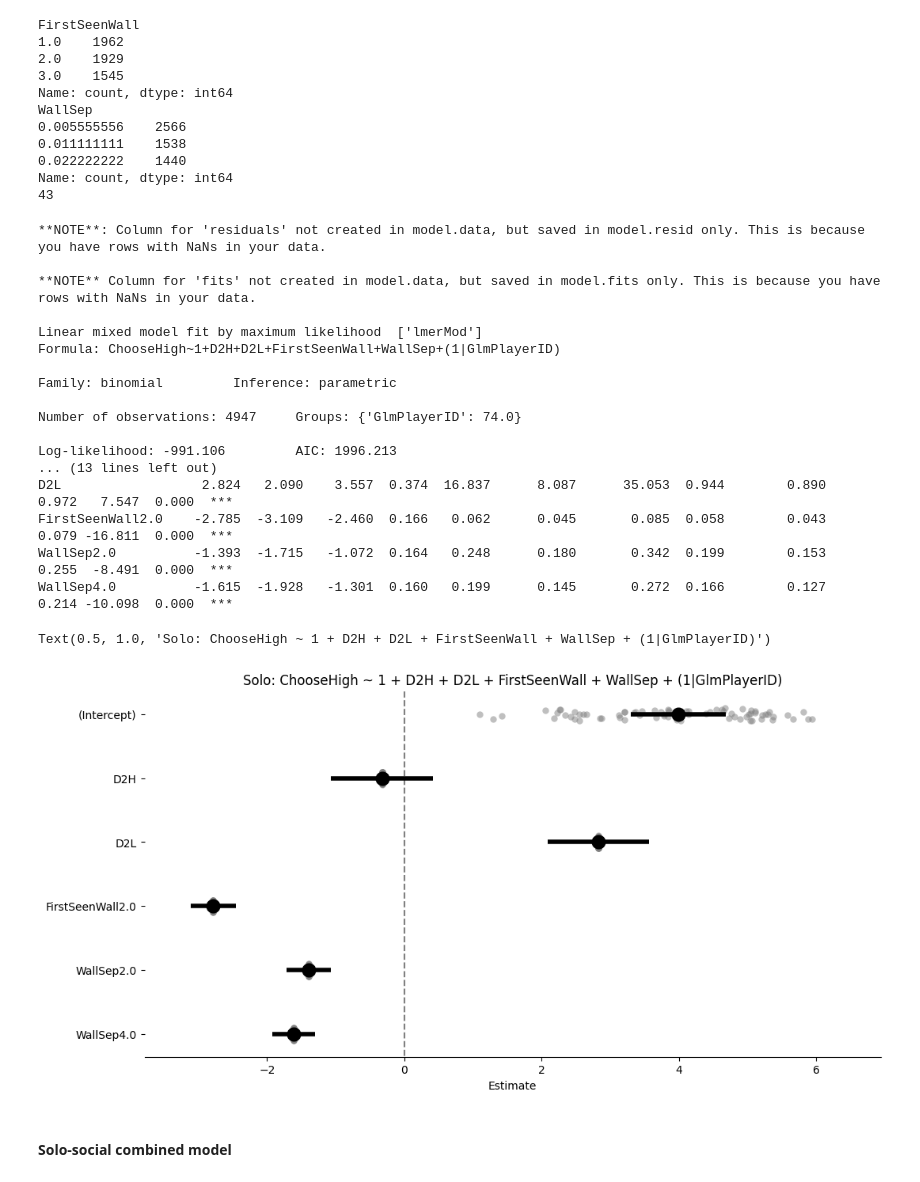
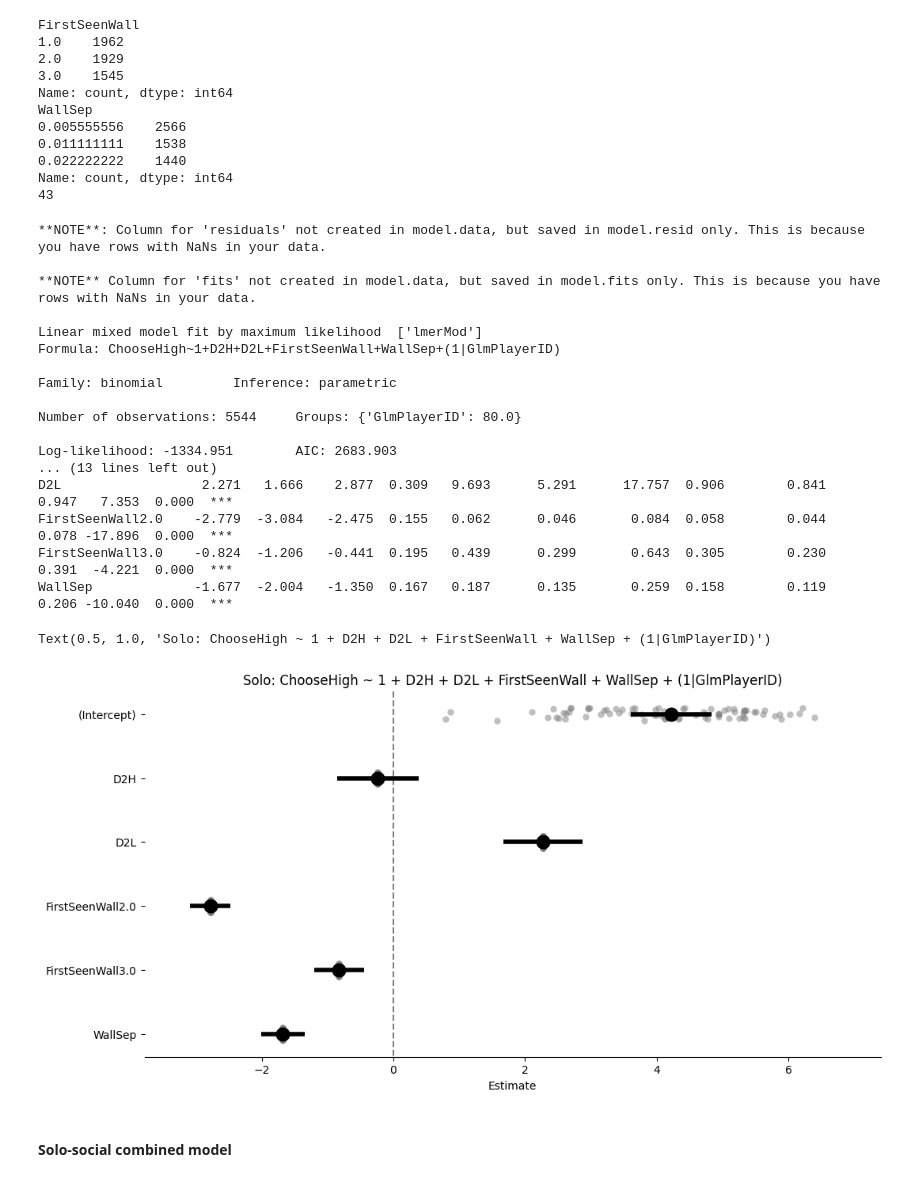
Before and after one commit to tomhagley6/octagon_analysis, a Jupyter notebook: sandbox/glm/GLM_sandbox3.ipynb, the cells around one changed output. Saved outputs shown, nothing was run; the diff lists cells and outputs as text; code cells hidden in the pictures.

```diff
--- a/sandbox/glm/GLM_sandbox3.ipynb
+++ b/sandbox/glm/GLM_sandbox3.ipynb
@@ -555,13 +555,13 @@ array([2., 2., 1., 1., 1., 1., 1., 2., 2., 2., 1., 4., 4., 1., 1., 4., 2.,
 # %%
 import pickle
 
-path = os.path.join('..', 'data', 'analysis_results_2levelsFirstSeenWall_normalisedWallSep.pkl')
+# path = os.path.join('..', 'data', 'analysis_results_2levelsFirstSeenWall_normalisedWallSep.pkl')
 # with open(path, 'wb') as f:
 #     pickle.dump(analysis_results, f)
 
 analysis_dir = os.path.join('..', 'data')
 # analysis_file = 'analysis_results_3levelsFirstSeenWall_normalisedWallSep.pkl'
-analysis_file = 'analysis_results_2levelsFirstSeenWall_normalisedWallSep.pkl'
+analysis_file = 'analysis_results_3levelsFirstSeenWall_normalisedWallSep.pkl'
 
 filename = os.path.join(analysis_dir, analysis_file)
 # load the analysis results
@@ -610,7 +610,7 @@ glm_df_social["OpponentFirstSeenWall"] = glm_df_social["OpponentFirstSeenWall"].
 glm_df_social["FirstSeenWall"] = glm_df_social["FirstSeenWall"].astype("category")
 glm_df_social["OpponentFirstSeenWall"] = glm_df_social["OpponentFirstSeenWall"].astype("category")
 
-glm_df_social["WallSep"] = glm_df_social["WallSep"].astype("category")
+# glm_df_social["WallSep"] = glm_df_social["WallSep"].astype("category")
 # %% [markdown]
 #### solo-social combined df
 # %%
@@ -644,7 +644,7 @@ for session_id, players in analysis_results.items():
 # convert to categorical variables, retaining np.nans
 glm_df_solo_social["FirstSeenWall"] = glm_df_solo_social["FirstSeenWall"].apply(lambda x: str(x) if pd.notna(x) else x)
 glm_df_solo_social["FirstSeenWall"] = glm_df_solo_social["FirstSeenWall"].astype("category")
-glm_df_solo_social["WallSep"] = glm_df_solo_social["WallSep"].astype("category")
+# glm_df_solo_social["WallSep"] = glm_df_solo_social["WallSep"].astype("category")
 # %% [markdown]
 #### Solo df
 # %%
@@ -676,7 +676,7 @@ for session_id, players in analysis_results.items():
 glm_df_solo["FirstSeenWall"] = glm_df_solo["FirstSeenWall"].apply(lambda x: str(x) if pd.notna(x) else x)
 glm_df_solo["FirstSeenWall"] = glm_df_solo["FirstSeenWall"].astype("category")
 
-glm_df_solo["WallSep"] = glm_df_solo["WallSep"].astype(str).astype("category")
+# glm_df_solo["WallSep"] = glm_df_solo["WallSep"].astype(str).astype("category")
 # %% [markdown]
 #### GLM Code in Pymer4
 # %%
@@ -930,41 +930,41 @@ Name: count, dtype: int64
 # %%
 from pymer4.models import Lmer
 
 model_formula = 'ChooseHigh ~ 1 + D2H + D2L + FirstSeenWall + WallSep + (1|GlmPlayerID)'
-solo_random_intercepts = Lmer(model_formula, data=glm_df_solo, family='binomial')
+# solo_random_intercepts = Lmer(model_formula, data=glm_df_solo, family='binomial')
 
 # model_formula = 'ChooseHigh ~ 1 + D2H + D2L + FirstSeenWall + WallSep + (D2L|| GlmPlayerID)'
 # solo_random_intercepts_D2L_slope = Lmer(model_formula, data=glm_df_solo, family='binomial')
 
 # model_formula = 'ChooseHigh ~ 1 + D2H + D2L + FirstSeenWall + WallSep + WallSep:FirstSeenWall + D2H:FirstSeenWall + D2L:FirstSeenWall  +  (1|GlmPlayerID)'
-# solo_random_intercepts_wallsep_wallseen_interaction = Lmer(model_formula, data=glm_df_solo, family='binomial')
+solo_random_intercepts_wallsep_wallseen_interaction = Lmer(model_formula, data=glm_df_solo, family='binomial')
 
 model = Lmer(model_formula, data=glm_df_solo, family='binomial')
 results=model.fit()
 
 print(results)
 ax = model.plot_summary()
 ax.set_title("Solo: " + model_formula)
 # %% [output]
 **NOTE**: Column for 'residuals' not created in model.data, but saved in model.resid only. This is because you have rows with NaNs in your data.
 
 **NOTE** Column for 'fits' not created in model.data, but saved in model.fits only. This is because you have rows with NaNs in your data.
 
 Linear mixed model fit by maximum likelihood  ['lmerMod']
 Formula: ChooseHigh~1+D2H+D2L+FirstSeenWall+WallSep+(1|GlmPlayerID)
 
 Family: binomial         Inference: parametric
 
-Number of observations: 4947     Groups: {'GlmPlayerID': 74.0}
+Number of observations: 5544     Groups: {'GlmPlayerID': 80.0}
 
-Log-likelihood: -991.106         AIC: 1996.213
+Log-likelihood: -1334.951        AIC: 2683.903
 ... (13 lines left out)
-D2L                  2.824   2.090    3.557  0.374  16.837      8.087      35.053  0.944        0.890         0.972   7.547  0.000  ***
-FirstSeenWall2.0    -2.785  -3.109   -2.460  0.166   0.062      0.045       0.085  0.058        0.043         0.079 -16.811  0.000  ***
-WallSep2.0          -1.393  -1.715   -1.072  0.164   0.248      0.180       0.342  0.199        0.153         0.255  -8.491  0.000  ***
-WallSep4.0          -1.615  -1.928   -1.301  0.160   0.199      0.145       0.272  0.166        0.127         0.214 -10.098  0.000  ***
+D2L                  2.271   1.666    2.877  0.309   9.693      5.291      17.757  0.906        0.841         0.947   7.353  0.000  ***
+FirstSeenWall2.0    -2.779  -3.084   -2.475  0.155   0.062      0.046       0.084  0.058        0.044         0.078 -17.896  0.000  ***
+FirstSeenWall3.0    -0.824  -1.206   -0.441  0.195   0.439      0.299       0.643  0.305        0.230         0.391  -4.221  0.000  ***
+WallSep             -1.677  -2.004   -1.350  0.167   0.187      0.135       0.259  0.158        0.119         0.206 -10.040  0.000  ***
 Text(0.5, 1.0, 'Solo: ChooseHigh ~ 1 + D2H + D2L + FirstSeenWall + WallSep + (1|GlmPlayerID)')
-[figure, old version]
+[figure, new version]
 # %% [markdown]
 #### Solo-social combined model
 # %%
```
Also changed, not shown: parts of 1 cell of this notebook, 3 other files.
